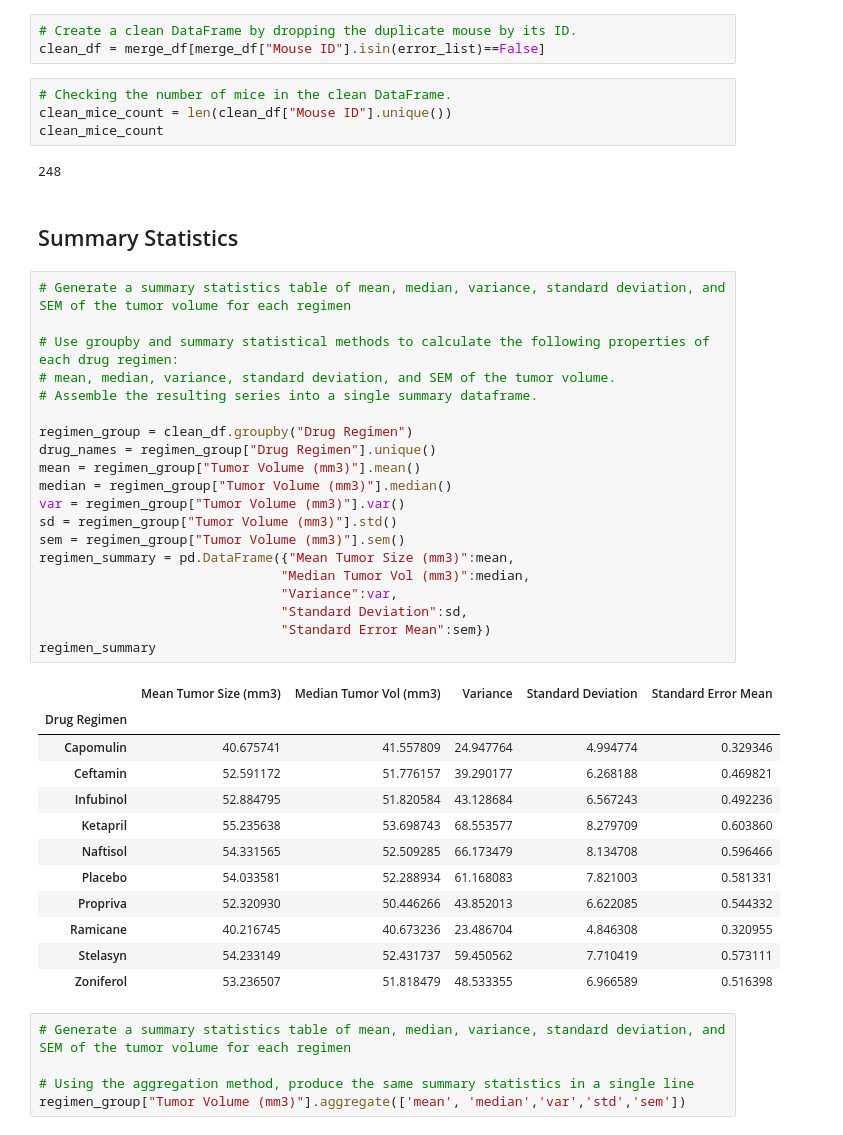
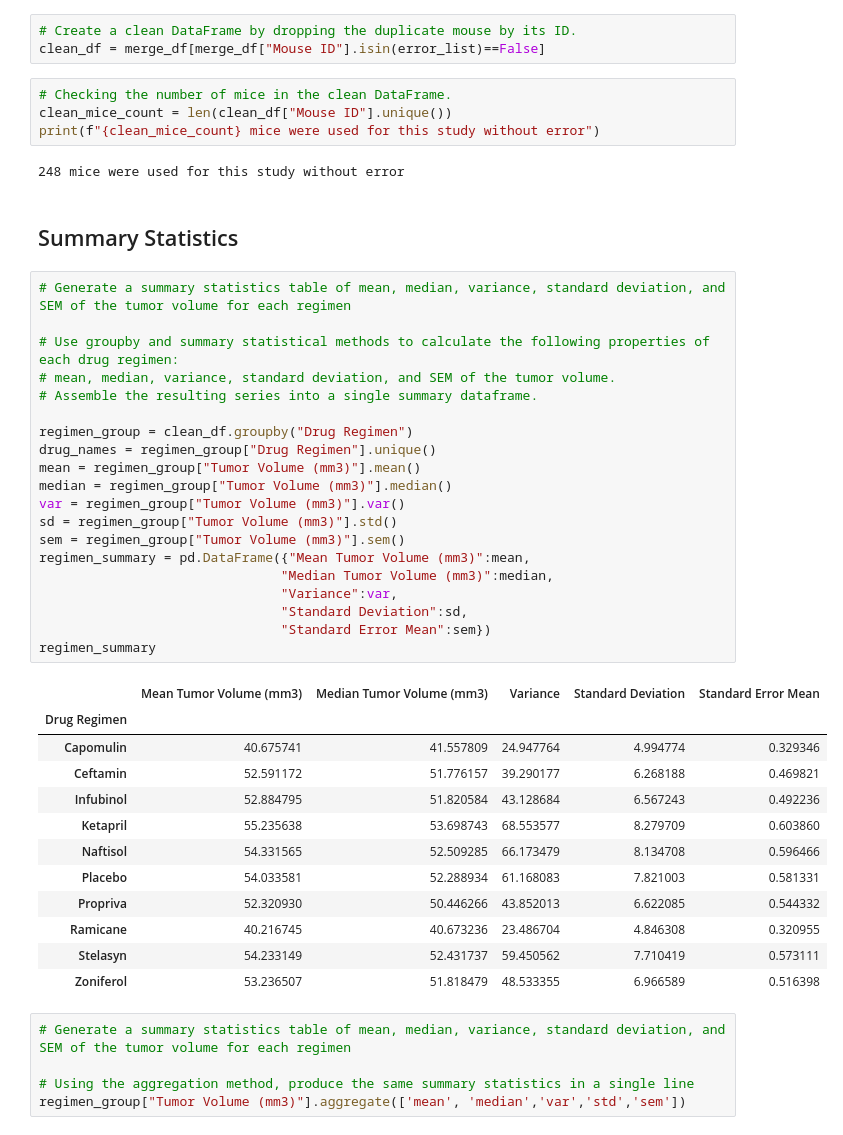
Before and after one commit to PatttyCakess/matplotlib_challenge, a Jupyter notebook: pymaceuticals_starter.ipynb, the cells around one changed output. Saved outputs shown, nothing was run; the diff lists cells and outputs as text.

```diff
--- a/pymaceuticals_starter.ipynb
+++ b/pymaceuticals_starter.ipynb
@@ -78,33 +81,33 @@ clean_df = merge_df[merge_df["Mouse ID"].isin(error_list)==False]
 # %%
 # Checking the number of mice in the clean DataFrame.
 clean_mice_count = len(clean_df["Mouse ID"].unique())
-clean_mice_count
+print(f"{clean_mice_count} mice were used for this study without error")
 # %% [output]
-248
+248 mice were used for this study without error
 # %% [markdown]
 ## Summary Statistics
 # %%
 # Generate a summary statistics table of mean, median, variance, standard deviation, and SEM of the tumor volume for each regimen
 
 # Use groupby and summary statistical methods to calculate the following properties of each drug regimen:
 # mean, median, variance, standard deviation, and SEM of the tumor volume.
 # Assemble the resulting series into a single summary dataframe.
 
 regimen_group = clean_df.groupby("Drug Regimen")
 drug_names = regimen_group["Drug Regimen"].unique()
 mean = regimen_group["Tumor Volume (mm3)"].mean()
 median = regimen_group["Tumor Volume (mm3)"].median()
 var = regimen_group["Tumor Volume (mm3)"].var()
 sd = regimen_group["Tumor Volume (mm3)"].std()
 sem = regimen_group["Tumor Volume (mm3)"].sem()
-regimen_summary = pd.DataFrame({"Mean Tumor Size (mm3)":mean,
-                               "Median Tumor Vol (mm3)":median,
+regimen_summary = pd.DataFrame({"Mean Tumor Volume (mm3)":mean,
+                               "Median Tumor Volume (mm3)":median,
                                "Variance":var,
                                "Standard Deviation":sd,
                                "Standard Error Mean":sem})
 regimen_summary
 # %% [output]
-|  | Mean Tumor Size (mm3) | Median Tumor Vol (mm3) | Variance | Standard Deviation | Standard Error Mean |
+|  | Mean Tumor Volume (mm3) | Median Tumor Volume (mm3) | Variance | Standard Deviation | Standard Error Mean |
 | Drug Regimen |  |  |  |  |  |
 | Capomulin | 40.675741 | 41.557809 | 24.947764 | 4.994774 | 0.329346 |
 | Ceftamin | 52.591172 | 51.776157 | 39.290177 | 6.268188 | 0.469821 |
```
Also changed, not shown: parts of 11 cells of this notebook.
